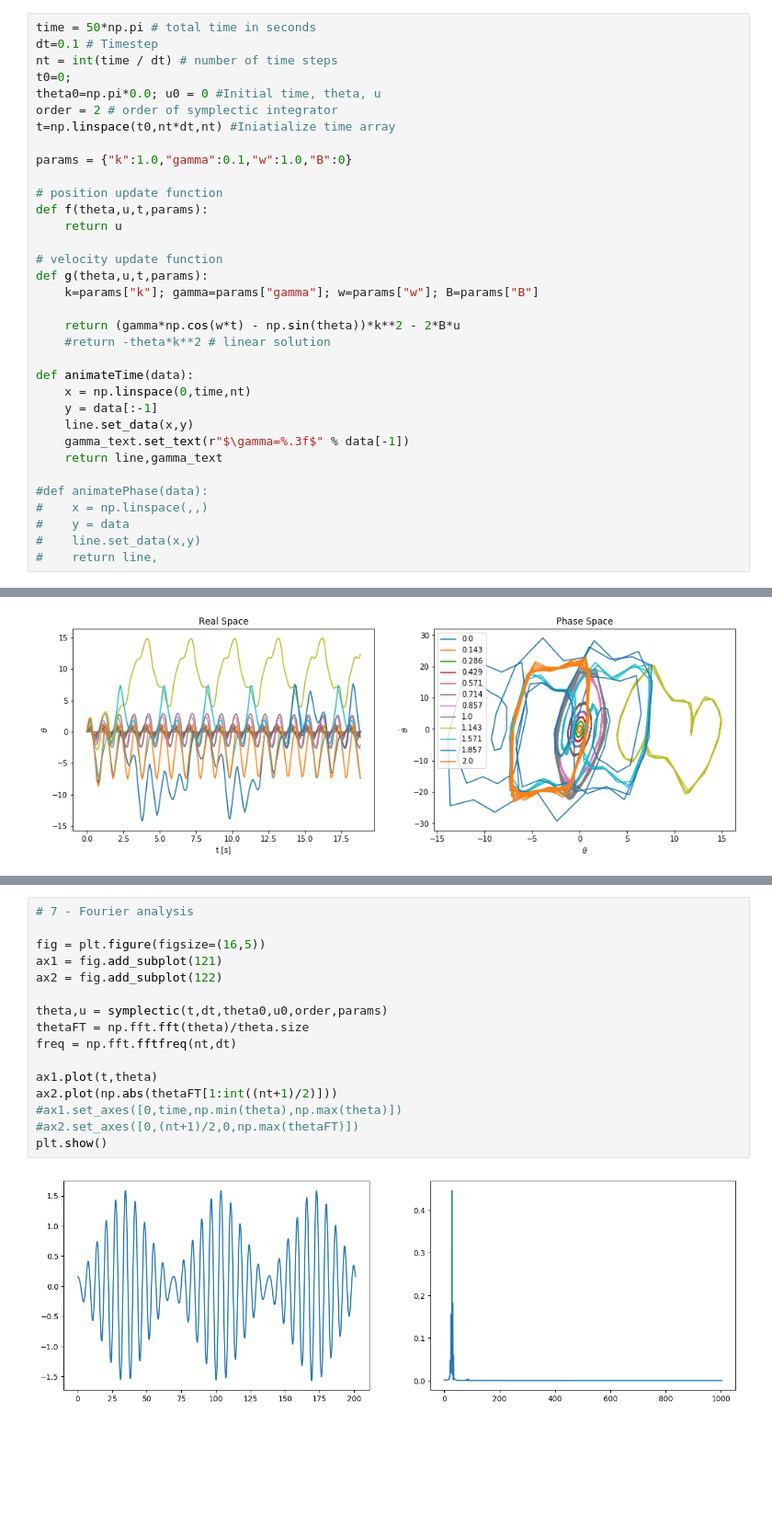
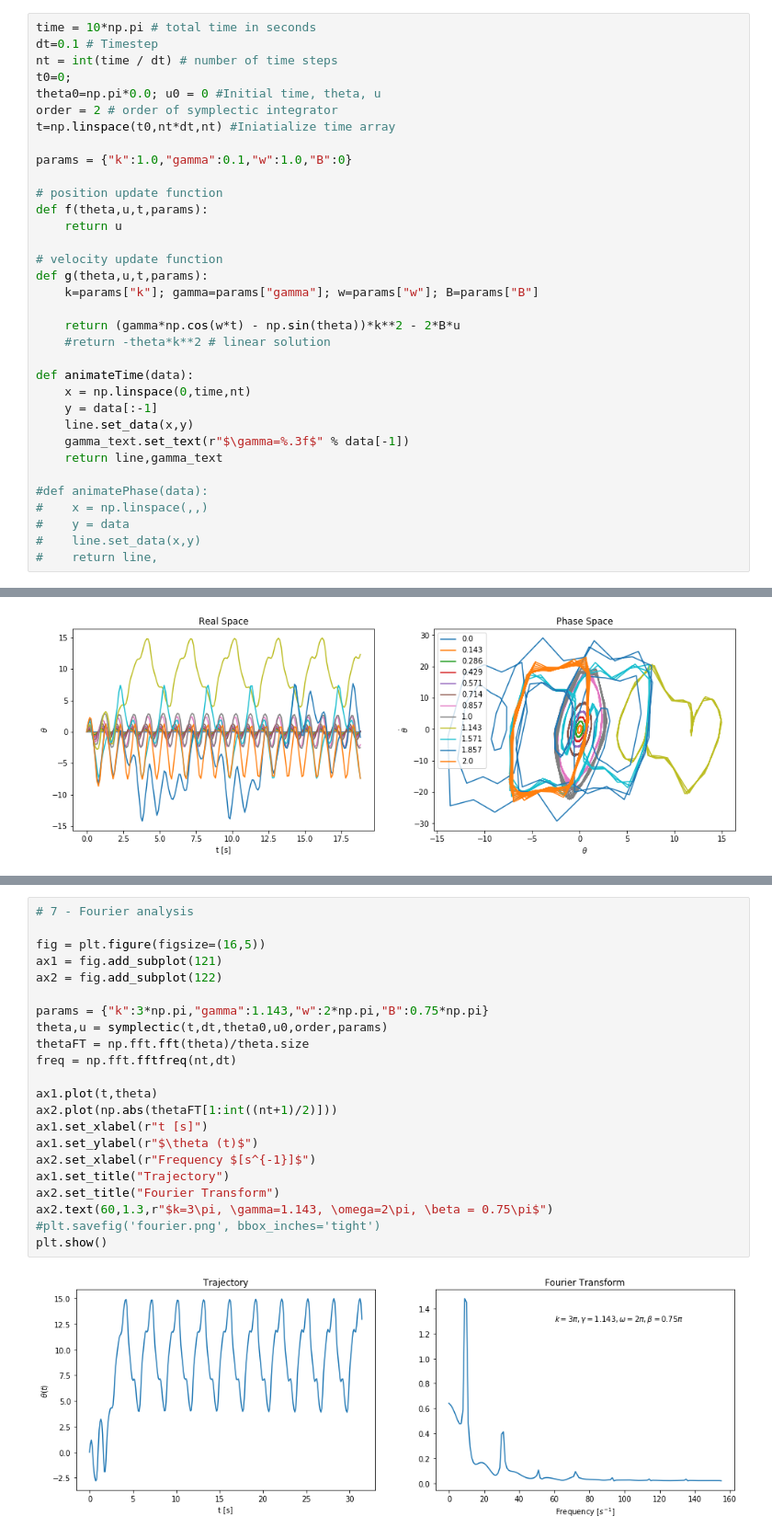
Before and after one commit to remysucre/SimplePendulum, a Jupyter notebook: Pendulum_SymplecticPartB.ipynb, the cells around one changed output, grey strips where cells are left out. Shown at 92% size. Saved outputs shown, nothing was run; the diff lists cells and outputs as text; blank space fills up the shorter version.

```diff
--- a/Pendulum_SymplecticPartB.ipynb
+++ b/Pendulum_SymplecticPartB.ipynb
@@ -7,7 +7,7 @@ import scipy as sp
 from scipy import special
 from scipy import integrate
 # %%
-time = 50*np.pi # total time in seconds
+time = 10*np.pi # total time in seconds
 dt=0.1 # Timestep
 nt = int(time / dt) # number of time steps
 t0=0;
@@ -324,18 +324,24 @@ display_animation(animTime,default_mode='loop')
 # %%
 # 7 - Fourier analysis
 
 fig = plt.figure(figsize=(16,5))
 ax1 = fig.add_subplot(121)
 ax2 = fig.add_subplot(122)
 
+params = {"k":3*np.pi,"gamma":1.143,"w":2*np.pi,"B":0.75*np.pi}
 theta,u = symplectic(t,dt,theta0,u0,order,params)
 thetaFT = np.fft.fft(theta)/theta.size
 freq = np.fft.fftfreq(nt,dt)
 
 ax1.plot(t,theta)
 ax2.plot(np.abs(thetaFT[1:int((nt+1)/2)]))
-#ax1.set_axes([0,time,np.min(theta),np.max(theta)])
-#ax2.set_axes([0,(nt+1)/2,0,np.max(thetaFT)])
+ax1.set_xlabel(r"t [s]")
+ax1.set_ylabel(r"$\theta (t)$")
+ax2.set_xlabel(r"Frequency $[s^{-1}]$")
+ax1.set_title("Trajectory")
+ax2.set_title("Fourier Transform")
+ax2.text(60,1.3,r"$k=3\pi, \gamma=1.143, \omega=2\pi, \beta = 0.75\pi$")
+#plt.savefig('fourier.png', bbox_inches='tight')
 plt.show()
 # %% [output]
-[figure, old version]
+[figure, new version]
```
Also changed, not shown: parts of 2 cells of this notebook, 13 other files.
